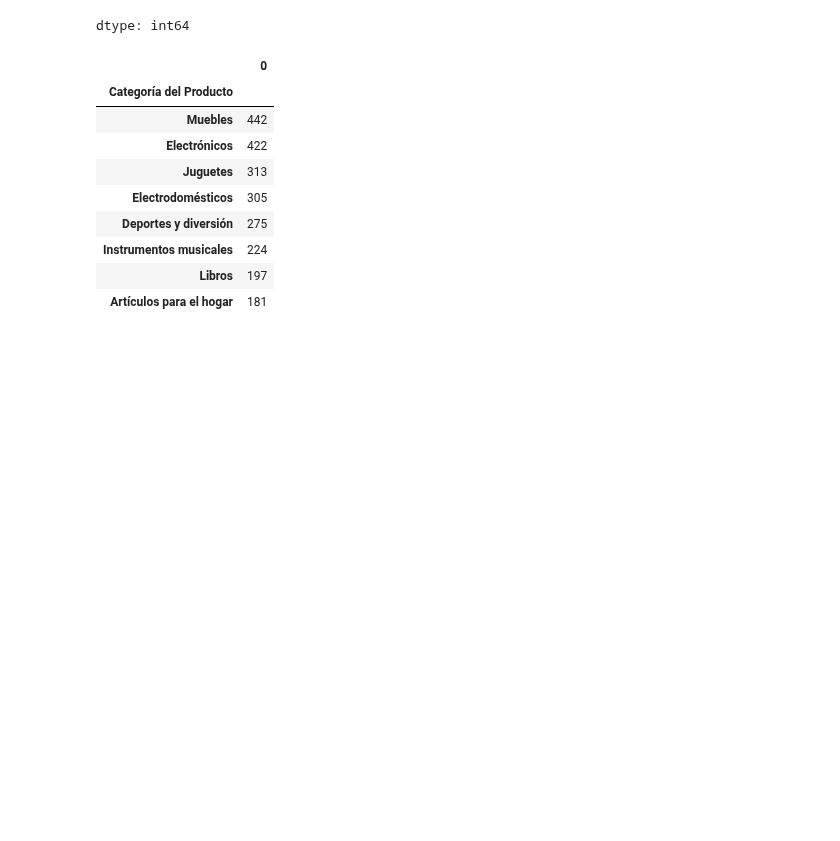
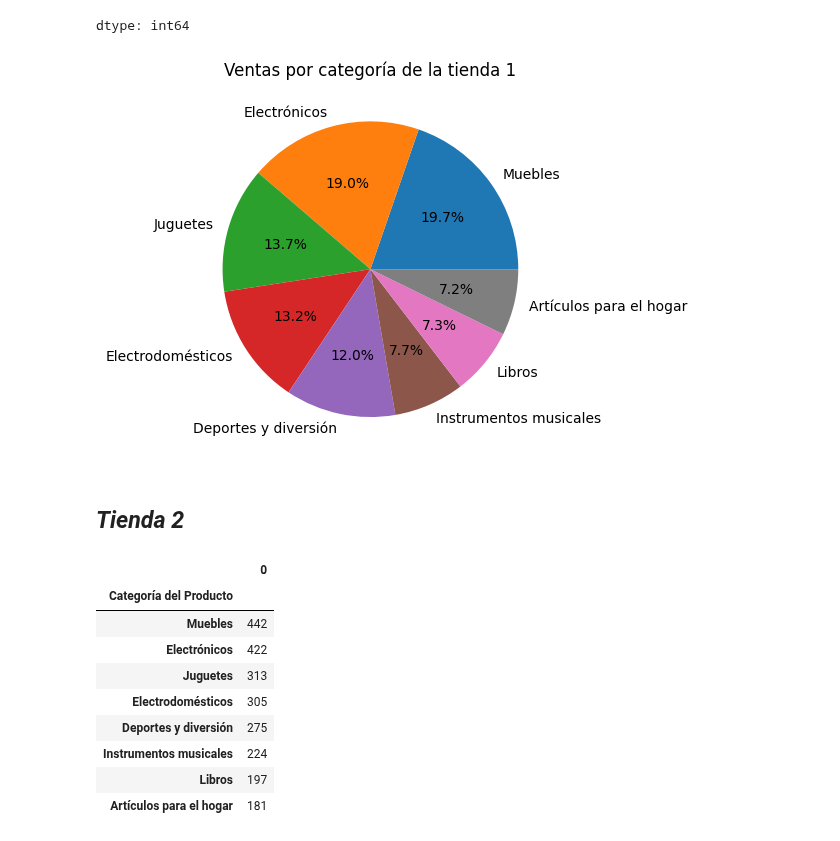
Before and after one commit to MiguelVR9/challenge-python-DS-alura, a Jupyter notebook: AluraStoreLatam.ipynb, the cells around one changed output. Drawn from its saved outputs; the diff is of its cells as text; code cells hidden in the pictures; blank space fills up the shorter version.

```diff
--- a/AluraStoreLatam.ipynb
+++ b/AluraStoreLatam.ipynb
@@ -132,6 +163,14 @@ ventas_categorias_t1
 | Libros | 173 |
 | Artículos para el hogar | 171 |
 dtype: int64
+# %%
+plt.pie(x=ventas_categorias_t1.values, labels= ventas_categorias_t1.index, autopct='%1.1f%%')
+plt.title('Ventas por categoría de la tienda 1')
+plt.show()
+# %% [output]
+[figure, added]
+# %% [markdown]
+## *Tienda 2*
 # %%
 # Categorías de la tienda 2 ordenada de la más pupular a la menos popular por cantidad de productos vendidos
 ventas_categorias_t2 = tienda2.groupby('Categoría del Producto').size().sort_values(ascending=False)
```
Also changed, not shown: parts of 15 cells of this notebook.
